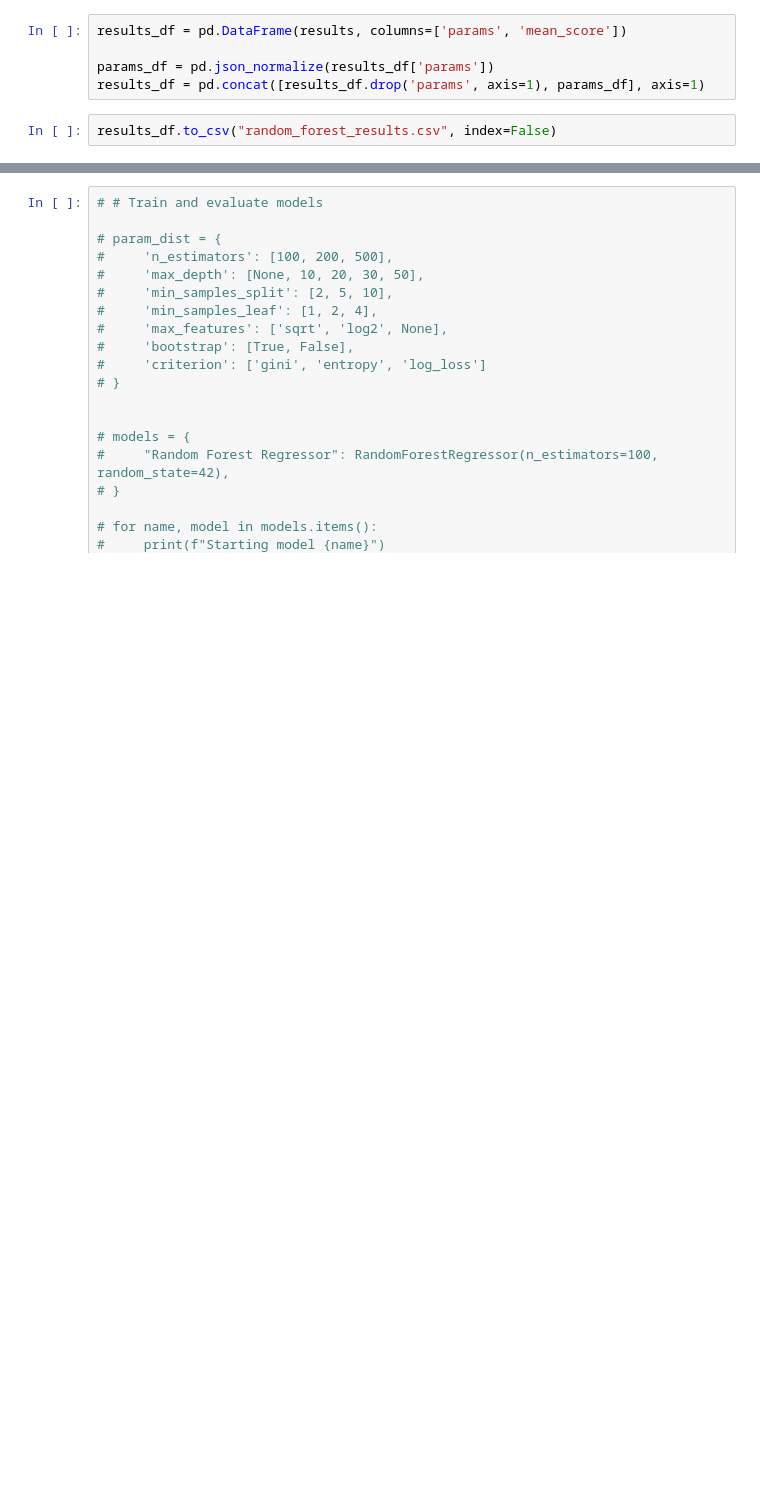
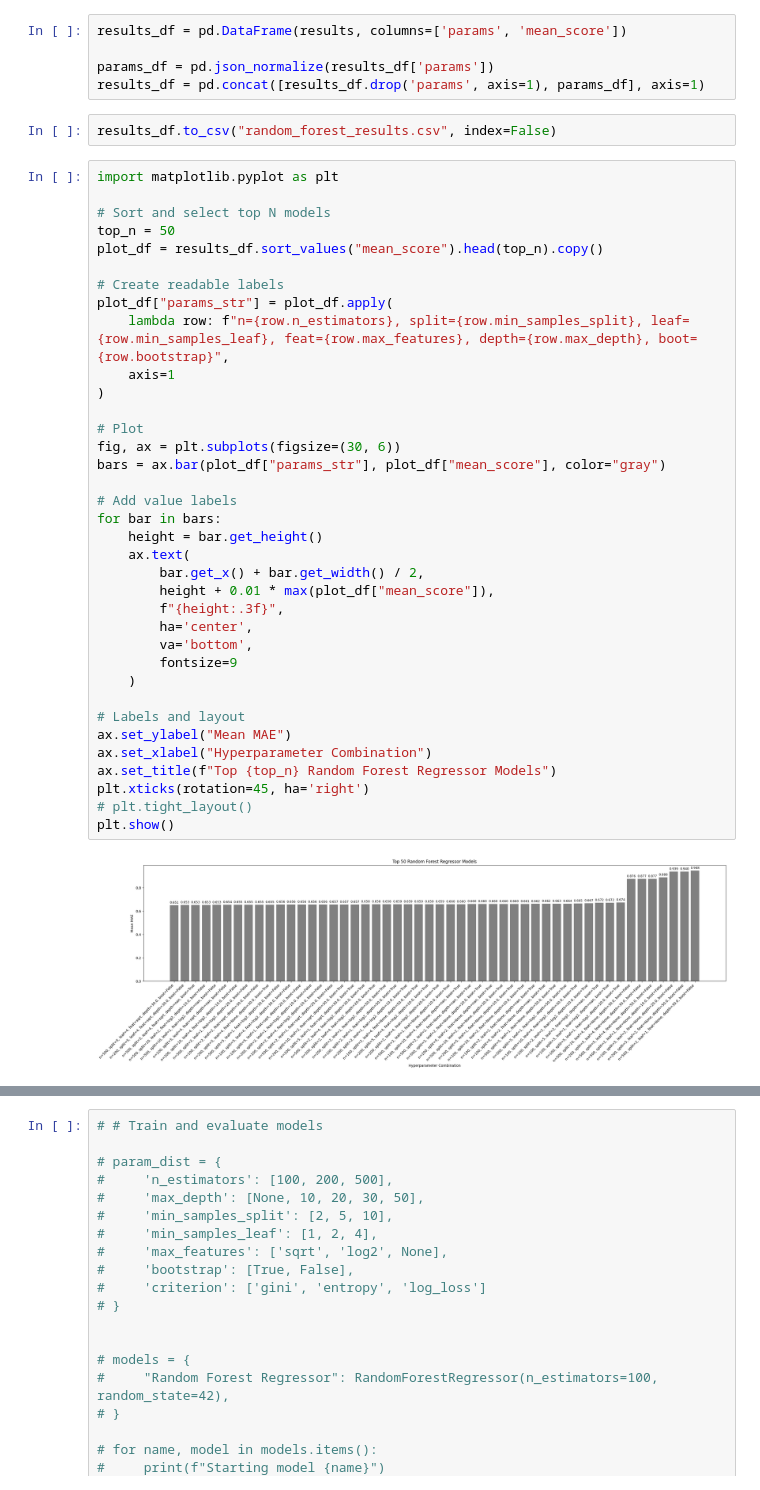
Before and after one commit to mrigi-munjal/electrochemicalpredictor, a Jupyter notebook: creating_GNN.ipynb, the cells around one changed output, grey strips where cells are left out. Cells and saved outputs as stored; diff of their text form; blank space fills up the shorter version.

```diff
--- a/creating_GNN.ipynb
+++ b/creating_GNN.ipynb
@@ -427,6 +401,44 @@ params_df = pd.json_normalize(results_df['params'])
 results_df = pd.concat([results_df.drop('params', axis=1), params_df], axis=1)
 # %%
 results_df.to_csv("random_forest_results.csv", index=False)
+# %%
+import matplotlib.pyplot as plt
+
+# Sort and select top N models
+top_n = 50
+plot_df = results_df.sort_values("mean_score").head(top_n).copy()
+
+# Create readable labels
+plot_df["params_str"] = plot_df.apply(
+    lambda row: f"n={row.n_estimators}, split={row.min_samples_split}, leaf={row.min_samples_leaf}, feat={row.max_features}, depth={row.max_depth}, boot={row.bootstrap}",
+    axis=1
+)
+
+# Plot
+fig, ax = plt.subplots(figsize=(30, 6))
+bars = ax.bar(plot_df["params_str"], plot_df["mean_score"], color="gray")
+
+# Add value labels
+for bar in bars:
+    height = bar.get_height()
+    ax.text(
+        bar.get_x() + bar.get_width() / 2,
+        height + 0.01 * max(plot_df["mean_score"]),
+        f"{height:.3f}",
+        ha='center',
+        va='bottom',
+        fontsize=9
+    )
+
+# Labels and layout
+ax.set_ylabel("Mean MAE")
+ax.set_xlabel("Hyperparameter Combination")
+ax.set_title(f"Top {top_n} Random Forest Regressor Models")
+plt.xticks(rotation=45, ha='right')
+# plt.tight_layout()
+plt.show()
+# %% [output]
+[figure, added]
 # %%
 results_df
 # %% [output]
```
Also changed, not shown: parts of 19 cells of this notebook, 9 other files.
